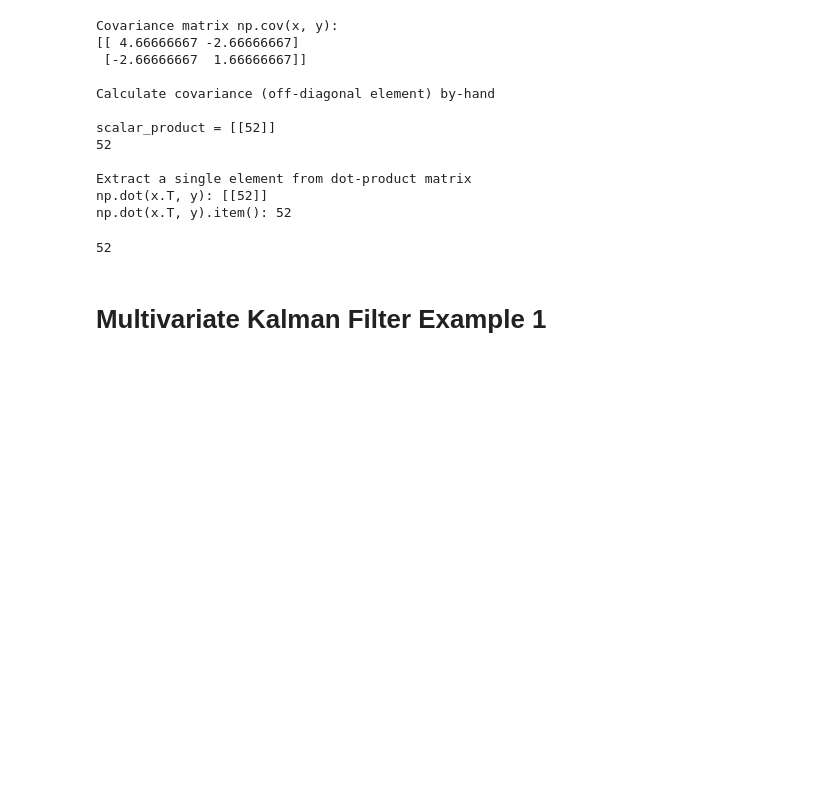
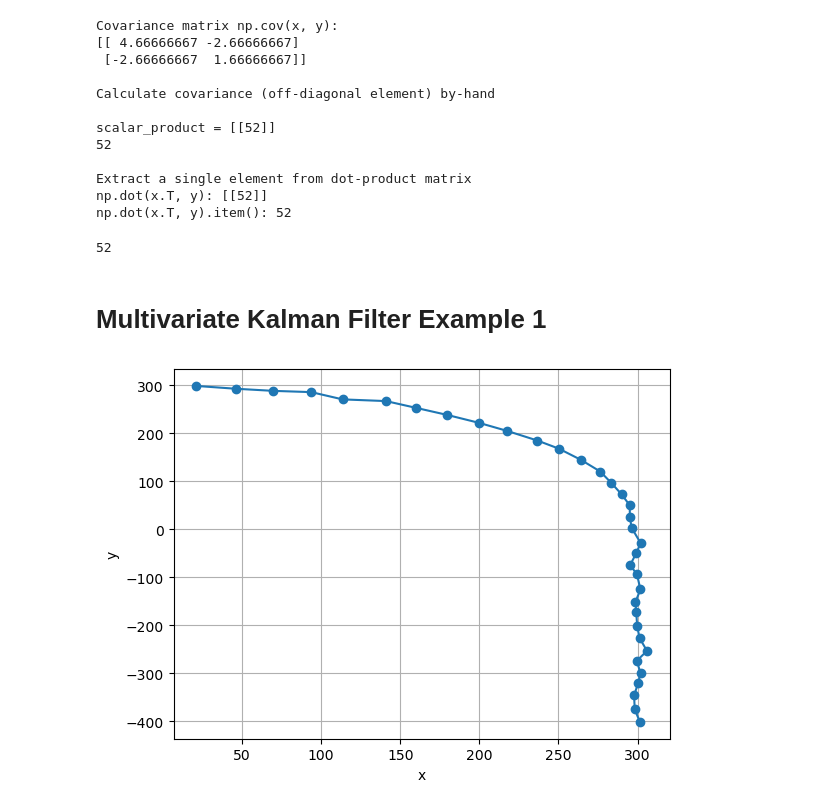
Before and after one commit to zatserkl/KalmanFilter, a Jupyter notebook: Kalman.ipynb, the cells around one changed output. Cells and saved outputs as stored; diff of their text form; code cells hidden in the pictures; blank space fills up the shorter version.

Commit message:
added plot

```diff
--- a/Kalman.ipynb
+++ b/Kalman.ipynb
@@ -602,7 +602,22 @@ np.dot(x, y)
 # %%
 x = [
     301.5, 298.23, 297.83, 300.42, 301.94, 299.5, 305.98, 301.25,
     299.73, 299.2, 298.62, 301.84, 299.6, 295.3, 299.3, 301.95, 296.3,
     295.11, 295.12, 289.9, 283.51, 276.42, 264.22, 250.25, 236.66, 217.47,
     199.75, 179.7, 160, 140.92, 113.53, 93.68, 69.71, 45.93, 20.87
 ]
+
+y = [
+    -401.46,-375.44,-346.15,-320.2,-300.08,-274.12,-253.45,-226.4,
+    -200.65,-171.62,-152.11,-125.19,-93.4,-74.79,-49.12,-28.73,2.99,
+    25.65,49.86,72.87,96.34,120.4,144.69,168.06,184.99,205.11,
+    221.82,238.3,253.02,267.19,270.71,285.86,288.48,292.9,298.77
+]
+
+plt.figure()
+plt.plot(x, y, 'o-')
+plt.xlabel('x')
+plt.ylabel('y')
+plt.grid()
+# %% [output]
+[figure, added]
```
